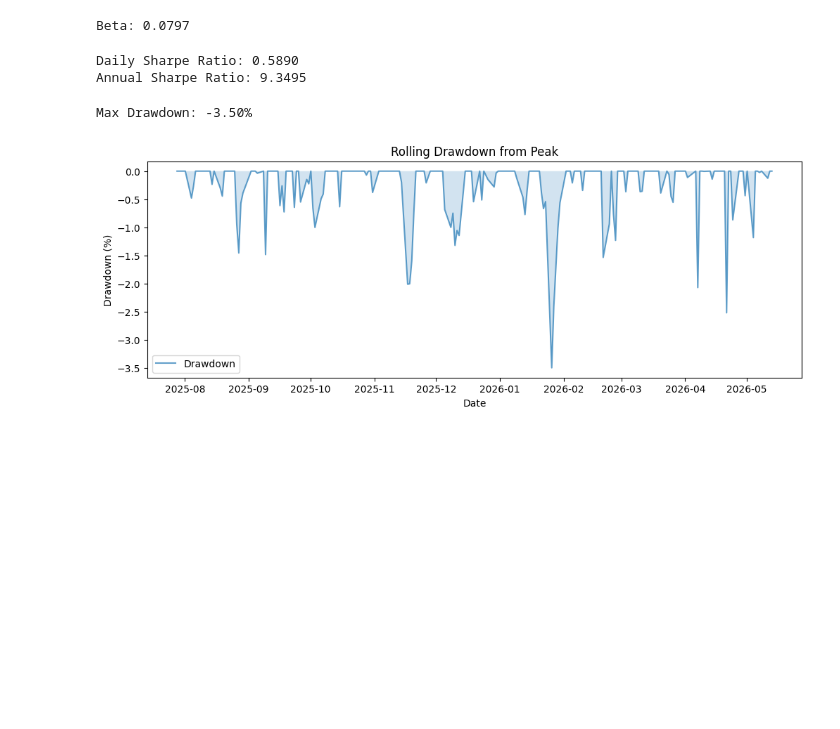
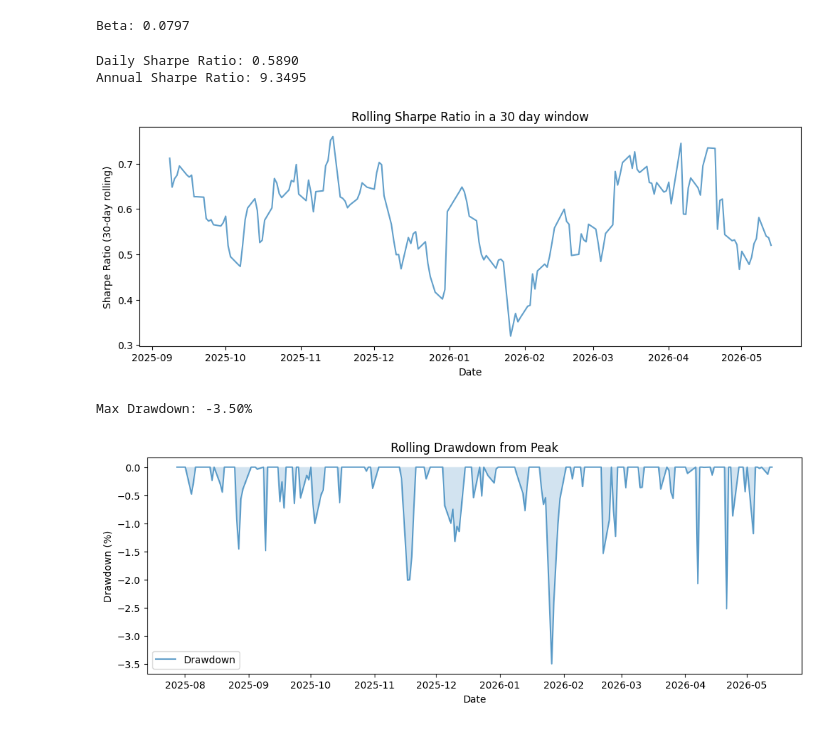
Before and after one commit to thehiaguy/StockReturnPred, a Jupyter notebook: notebooks/03_backtesting.ipynb, the cells around one changed output. Drawn from its saved outputs; the diff is of its cells as text; code cells hidden in the pictures; blank space fills up the shorter version.

Commit message:
add rolling sharpe, alpha, IR, regime analysis, multi-ticker testing across AAPL/MSFT/GOOGL/SPY

```diff
--- a/notebooks/03_backtesting.ipynb
+++ b/notebooks/03_backtesting.ipynb
@@ -180,11 +180,22 @@ daily_sharpe = np.mean(strategy_returns)/np.std(strategy_returns)
 
 annual_sharpe = daily_sharpe*np.sqrt(252)
 
+rolling_sharpe = pd.Series(strategy_returns).rolling(30).mean()/pd.Series(strategy_returns).rolling(30).std()
+
 print(f'Daily Sharpe Ratio: {daily_sharpe:.4f}')
 print(f'Annual Sharpe Ratio: {annual_sharpe:.4f}')
 # %% [output]
 Daily Sharpe Ratio: 0.5890
 Annual Sharpe Ratio: 9.3495
+# %%
+plt.figure(figsize=(12,4))
+plt.plot(preds.index, rolling_sharpe, alpha= 0.7)
+plt.xlabel('Date')
+plt.ylabel('Sharpe Ratio (30-day rolling)')
+plt.title('Rolling Sharpe Ratio in a 30 day window')
+plt.show()
+# %% [output]
+[figure, added]
 # %%
 abs_peak = np.maximum.accumulate(comp_returns)
 maxDrawdown = ((comp_returns - abs_peak) / abs_peak) * 100
```
Also changed, not shown: parts of 4 cells of this notebook, 2 other files.
